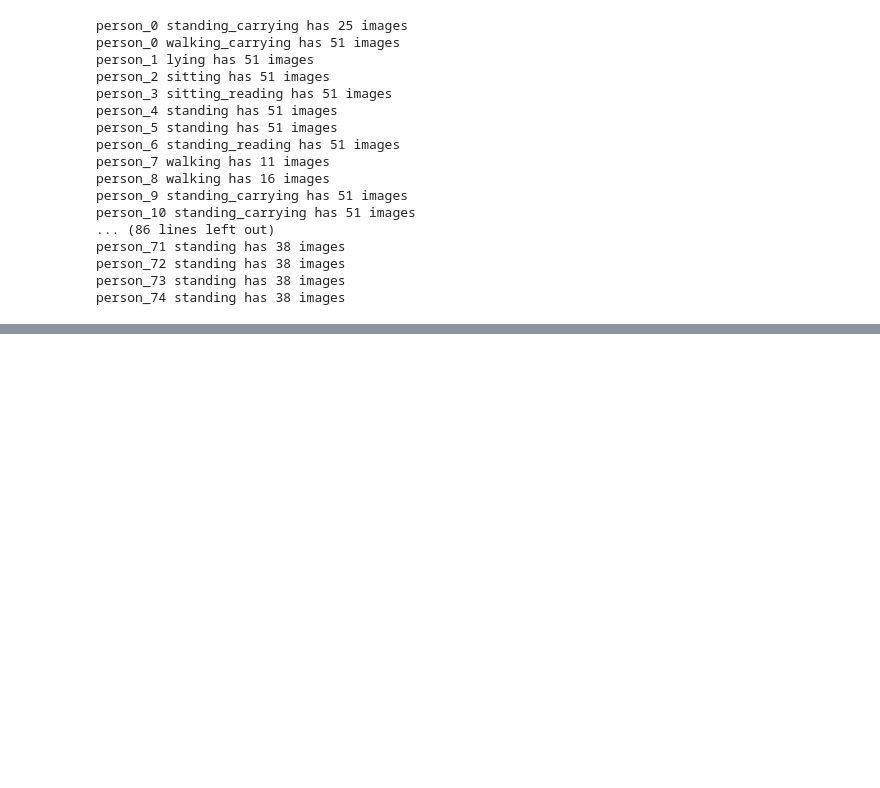
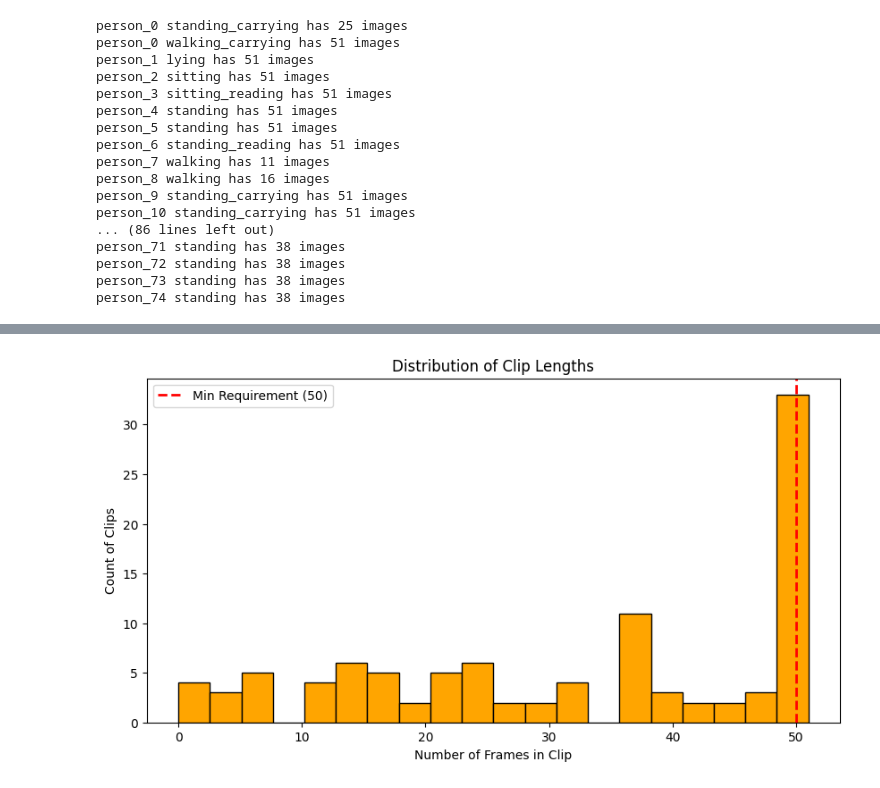
Before and after one commit to vrajce/Aerial-View-Human-Action-Recognition, a Jupyter notebook: AHAR.ipynb, the cells around one changed output, grey strips where cells are left out. Drawn from its saved outputs; the diff is of its cells as text; code cells hidden in the pictures; blank space fills up the shorter version.

Commit message:
calculating frames per action .

```diff
--- a/AHAR.ipynb
+++ b/AHAR.ipynb
@@ -197,3 +197,74 @@ person_74 standing has 38 images
 # %%
 # next phase
 # for now it is done for 1 video only but we will do for all the videos available!
+# %%
+import os
+import matplotlib.pyplot as plt
+
+# 1. SETUP
+# This must match the 'output_dir' from your previous code
+DATASET_PATH = '/content/drive/MyDrive/Aerial View Humain Action Detection/TrainSetVideos/cropped_okutama'
+REQUIRED_SEQ_LEN = 50
+
+# 2. SCANNERS
+total_clips = 0
+valid_clips = 0  # Clips with >= 50 frames
+short_clips = 0  # Clips with < 50 frames
+frame_counts = []
+
+print(f"Scanning {DATASET_PATH} for {REQUIRED_SEQ_LEN}-frame sequences...")
+
+if not os.path.exists(DATASET_PATH):
+    print("Error: The folder path does not exist. Check your Drive mounting.")
+else:
+    # Loop through all videos (e.g., "2.1.1")
+    for video_folder in os.listdir(DATASET_PATH):
+        video_path = os.path.join(DATASET_PATH, video_folder)
+        if not os.path.isdir(video_path): continue
+
+        # Loop through all persons (e.g., "person_0")
+        for person_id in os.listdir(video_path):
+            person_path = os.path.join(video_path, person_id)
+            if not os.path.isdir(person_path): continue
+
+            # Loop through all actions (e.g., "standing_carrying")
+            for action_folder in os.listdir(person_path):
+                action_path = os.path.join(person_path, action_folder)
+
+                # Count the images
+                frames = [f for f in os.listdir(action_path) if f.endswith('.jpg')]
+                count = len(frames)
+
+                # Record stats
+                total_clips += 1
+                frame_counts.append(count)
+
+                if count >= REQUIRED_SEQ_LEN:
+                    valid_clips += 1
+                else:
+                    short_clips += 1
+                    # Optional: Print the first few short ones to see what's happening
+                    if short_clips <= 5:
+                        print(f"  Warning: Short clip found! {video_folder}/{person_id}/{action_folder} has only {count} frames.")
+
+    # 3. REPORT
+    print("\n" + "="*40)
+    print(f"FINAL REPORT")
+    print("="*40)
+    print(f"Total Action Clips Found: {total_clips}")
+    print(f"✅ Valid (>= 50 frames): {valid_clips}")
+    print(f"⚠️ Short (< 50 frames):  {short_clips}")
+
+    if total_clips > 0:
+        print(f"Success Rate: {(valid_clips/total_clips)*100:.1f}%")
+
+    # 4. VISUALIZATION
+    plt.figure(figsize=(10, 5))
+    plt.hist(frame_counts, bins=20, color='orange', edgecolor='black')
+    plt.axvline(REQUIRED_SEQ_LEN, color='red', linestyle='dashed', linewidth=2, label=f'Min Requirement ({REQUIRED_SEQ_LEN})')
+    plt.title("Distribution of Clip Lengths")
+    plt.xlabel("Number of Frames in Clip")
+    plt.ylabel("Count of Clips")
+    plt.legend()
+    plt.show()
+# %% [output]
@@ -199,0 +285 @@ person_74 standing has 38 images
+[figure, added]
```
Also changed, not shown: parts of 1 cell of this notebook.
